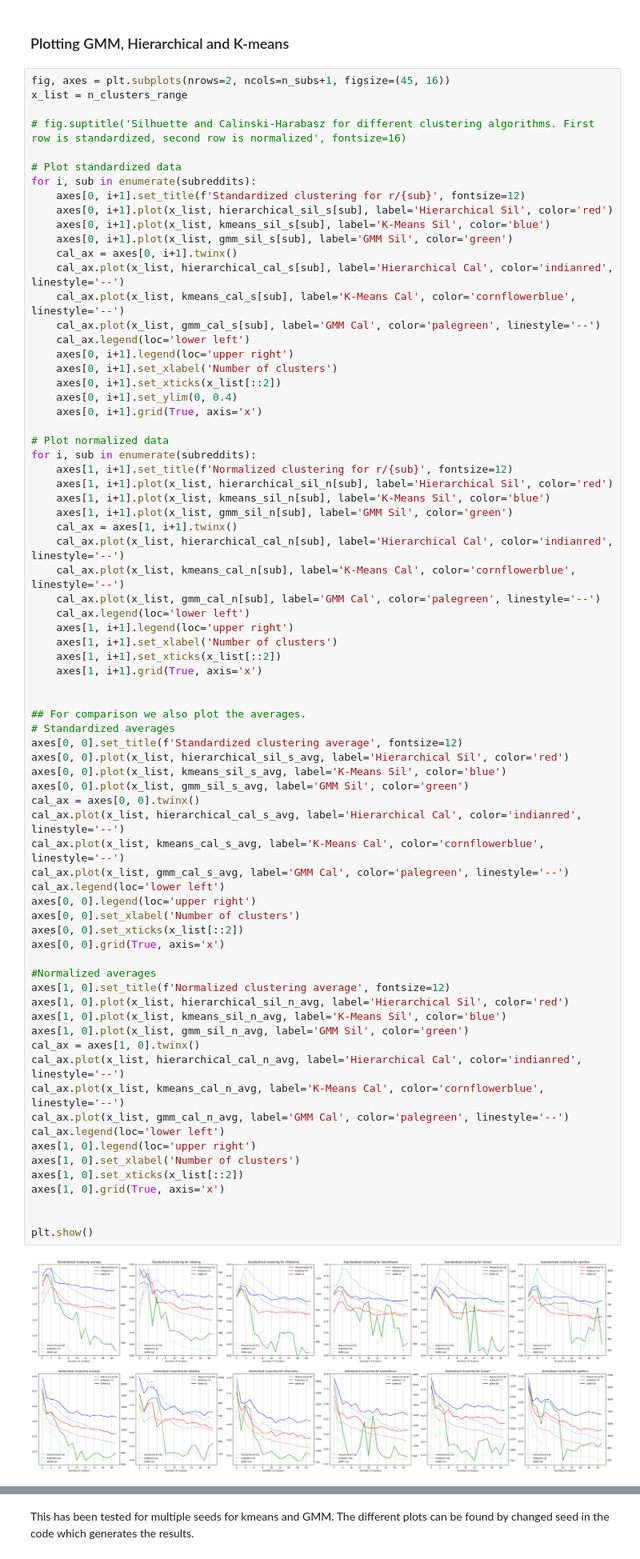
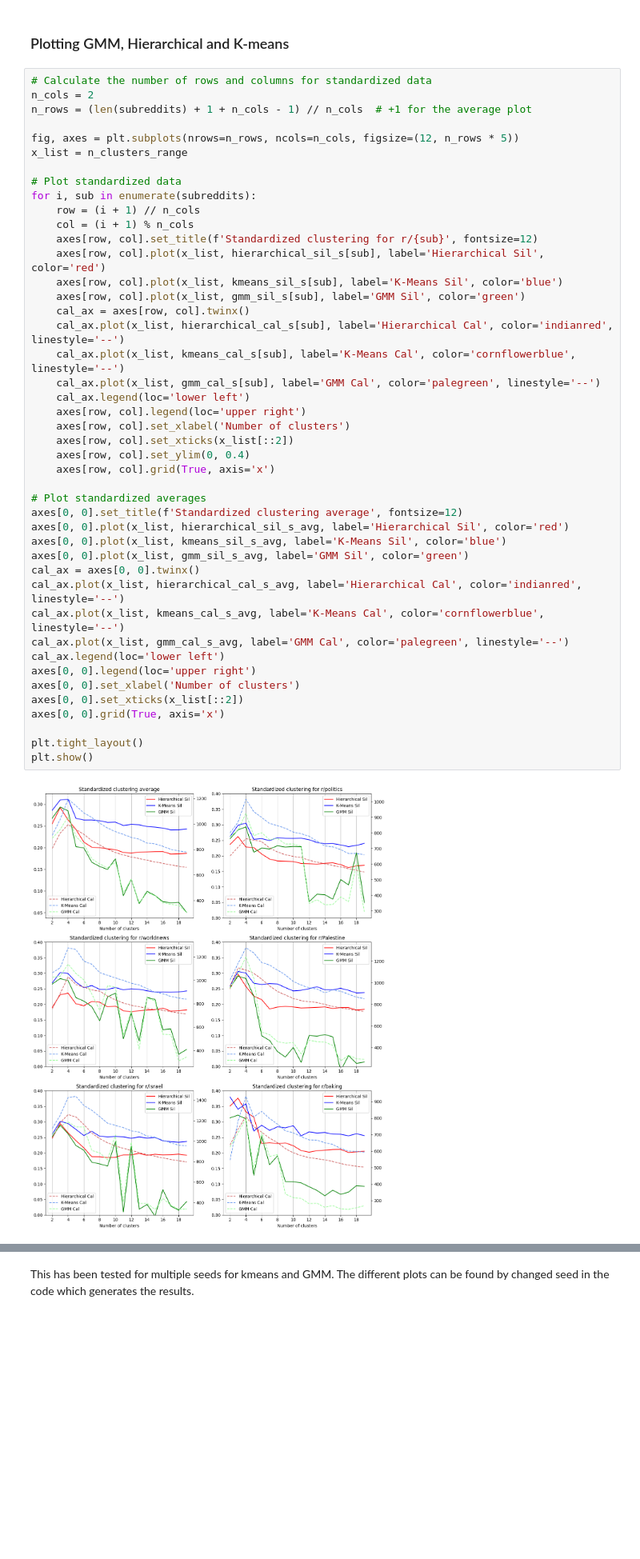
Before and after one commit to danielries/comptoolsproject, a Jupyter notebook: clustering.ipynb, the cells around one changed output, grey strips where cells are left out. Shown at 80% size. Drawn from its saved outputs; the diff is of its cells as text; blank space fills up the shorter version.

```diff
--- a/clustering.ipynb
+++ b/clustering.ipynb
@@ -170,77 +170,48 @@ gmm_cal_n_avg /= n_subreddits
 # %% [markdown]
 ### Plotting GMM, Hierarchical and K-means
 # %%
-fig, axes = plt.subplots(nrows=2, ncols=n_subs+1, figsize=(45, 16))
+# Calculate the number of rows and columns for standardized data
+n_cols = 2
+n_rows = (len(subreddits) + 1 + n_cols - 1) // n_cols  # +1 for the average plot
+
+fig, axes = plt.subplots(nrows=n_rows, ncols=n_cols, figsize=(12, n_rows * 5))
 x_list = n_clusters_range
-
-# fig.suptitle('Silhuette and Calinski-Harabasz for different clustering algorithms. First row is standardized, second row is normalized', fontsize=16)
 
 # Plot standardized data
 for i, sub in enumerate(subreddits):
-    axes[0, i+1].set_title(f'Standardized clustering for r/{sub}', fontsize=12)
-    axes[0, i+1].plot(x_list, hierarchical_sil_s[sub], label='Hierarchical Sil', color='red')
-    axes[0, i+1].plot(x_list, kmeans_sil_s[sub], label='K-Means Sil', color='blue')
-    axes[0, i+1].plot(x_list, gmm_sil_s[sub], label='GMM Sil', color='green')
-    cal_ax = axes[0, i+1].twinx()
+    row = (i + 1) // n_cols
+    col = (i + 1) % n_cols
+    axes[row, col].set_title(f'Standardized clustering for r/{sub}', fontsize=12)
+    axes[row, col].plot(x_list, hierarchical_sil_s[sub], label='Hierarchical Sil', color='red')
+    axes[row, col].plot(x_list, kmeans_sil_s[sub], label='K-Means Sil', color='blue')
+    axes[row, col].plot(x_list, gmm_sil_s[sub], label='GMM Sil', color='green')
+    cal_ax = axes[row, col].twinx()
     cal_ax.plot(x_list, hierarchical_cal_s[sub], label='Hierarchical Cal', color='indianred', linestyle='--')
     cal_ax.plot(x_list, kmeans_cal_s[sub], label='K-Means Cal', color='cornflowerblue', linestyle='--')
     cal_ax.plot(x_list, gmm_cal_s[sub], label='GMM Cal', color='palegreen', linestyle='--')
     cal_ax.legend(loc='lower left')
-    axes[0, i+1].legend(loc='upper right')
-    axes[0, i+1].set_xlabel('Number of clusters')
-    axes[0, i+1].set_xticks(x_list[::2])
-    axes[0, i+1].set_ylim(0, 0.4)
-    axes[0, i+1].grid(True, axis='x')
+    axes[row, col].legend(loc='upper right')
+    axes[row, col].set_xlabel('Number of clusters')
+    axes[row, col].set_xticks(x_list[::2])
+    axes[row, col].set_ylim(0, 0.4)
+    axes[row, col].grid(True, axis='x')
 
-# Plot normalized data
-for i, sub in enumerate(subreddits):
-    axes[1, i+1].set_title(f'Normalized clustering for r/{sub}', fontsize=12)
-    axes[1, i+1].plot(x_list, hierarchical_sil_n[sub], label='Hierarchical Sil', color='red')
-    axes[1, i+1].plot(x_list, kmeans_sil_n[sub], label='K-Means Sil', color='blue')
-    axes[1, i+1].plot(x_list, gmm_sil_n[sub], label='GMM Sil', color='green')
-    cal_ax = axes[1, i+1].twinx()
-    cal_ax.plot(x_list, hierarchical_cal_n[sub], label='Hierarchical Cal', color='indianred', linestyle='--')
-    cal_ax.plot(x_list, kmeans_cal_n[sub], label='K-Means Cal', color='cornflowerblue', linestyle='--')
-    cal_ax.plot(x_list, gmm_cal_n[sub], label='GMM Cal', color='palegreen', linestyle='--')
-    cal_ax.legend(loc='lower left')
-    axes[1, i+1].legend(loc='upper right')
-    axes[1, i+1].set_xlabel('Number of clusters')
-    axes[1, i+1].set_xticks(x_list[::2])
-    axes[1, i+1].grid(True, axis='x')
-
-
-## For comparison we also plot the averages.
-# Standardized averages
+# Plot standardized averages
 axes[0, 0].set_title(f'Standardized clustering average', fontsize=12)
 axes[0, 0].plot(x_list, hierarchical_sil_s_avg, label='Hierarchical Sil', color='red')
 axes[0, 0].plot(x_list, kmeans_sil_s_avg, label='K-Means Sil', color='blue')
 axes[0, 0].plot(x_list, gmm_sil_s_avg, label='GMM Sil', color='green')
 cal_ax = axes[0, 0].twinx()
 cal_ax.plot(x_list, hierarchical_cal_s_avg, label='Hierarchical Cal', color='indianred', linestyle='--')
 cal_ax.plot(x_list, kmeans_cal_s_avg, label='K-Means Cal', color='cornflowerblue', linestyle='--')
 cal_ax.plot(x_list, gmm_cal_s_avg, label='GMM Cal', color='palegreen', linestyle='--')
 cal_ax.legend(loc='lower left')
 axes[0, 0].legend(loc='upper right')
 axes[0, 0].set_xlabel('Number of clusters')
 axes[0, 0].set_xticks(x_list[::2])
 axes[0, 0].grid(True, axis='x')
 
-#Normalized averages
-axes[1, 0].set_title(f'Normalized clustering average', fontsize=12)
-axes[1, 0].plot(x_list, hierarchical_sil_n_avg, label='Hierarchical Sil', color='red')
-axes[1, 0].plot(x_list, kmeans_sil_n_avg, label='K-Means Sil', color='blue')
-axes[1, 0].plot(x_list, gmm_sil_n_avg, label='GMM Sil', color='green')
-cal_ax = axes[1, 0].twinx()
-cal_ax.plot(x_list, hierarchical_cal_n_avg, label='Hierarchical Cal', color='indianred', linestyle='--')
-cal_ax.plot(x_list, kmeans_cal_n_avg, label='K-Means Cal', color='cornflowerblue', linestyle='--')
-cal_ax.plot(x_list, gmm_cal_n_avg, label='GMM Cal', color='palegreen', linestyle='--')
-cal_ax.legend(loc='lower left')
-axes[1, 0].legend(loc='upper right')
-axes[1, 0].set_xlabel('Number of clusters')
-axes[1, 0].set_xticks(x_list[::2])
-axes[1, 0].grid(True, axis='x')
-
-
+plt.tight_layout()
 plt.show()
 # %% [output]
-[figure, old version]
+[figure, new version]
```
Also changed, not shown: parts of 3 cells of this notebook, 1 other file.
